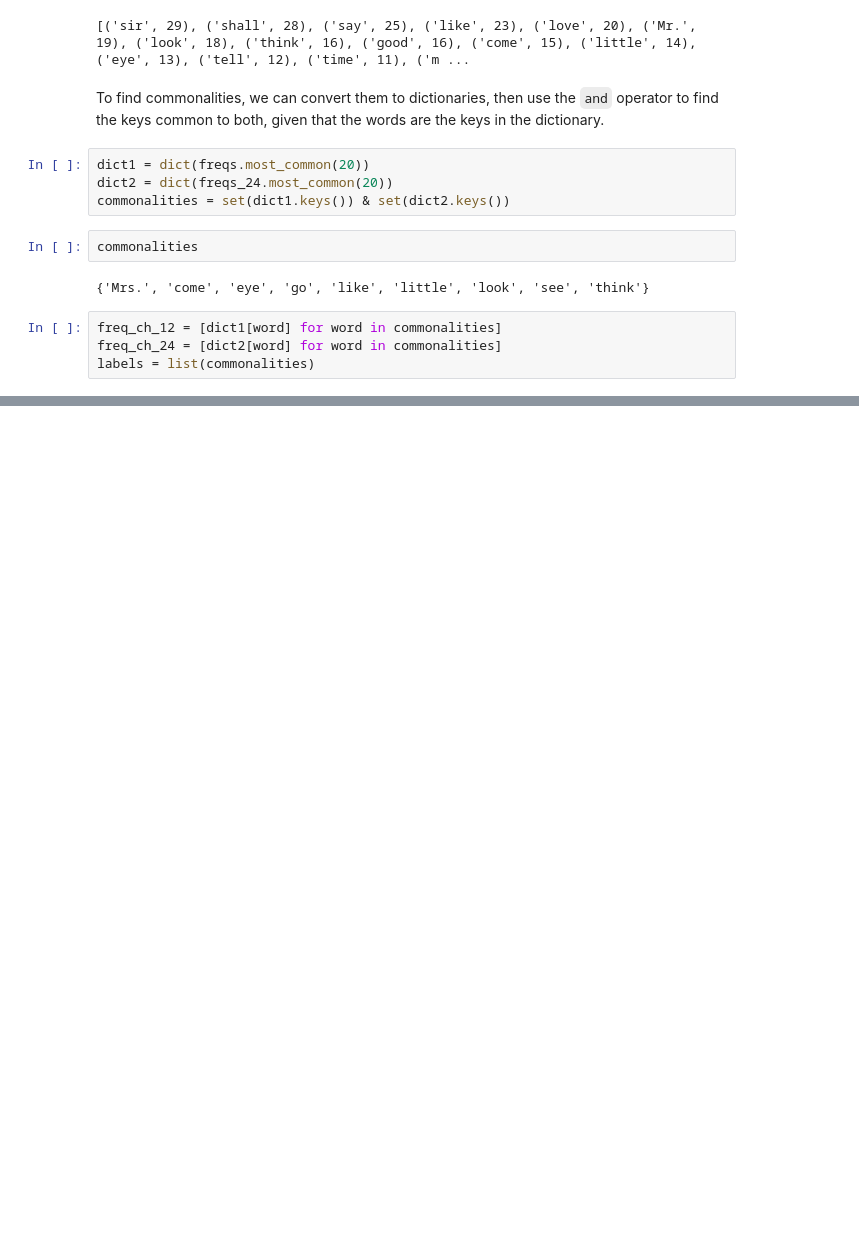
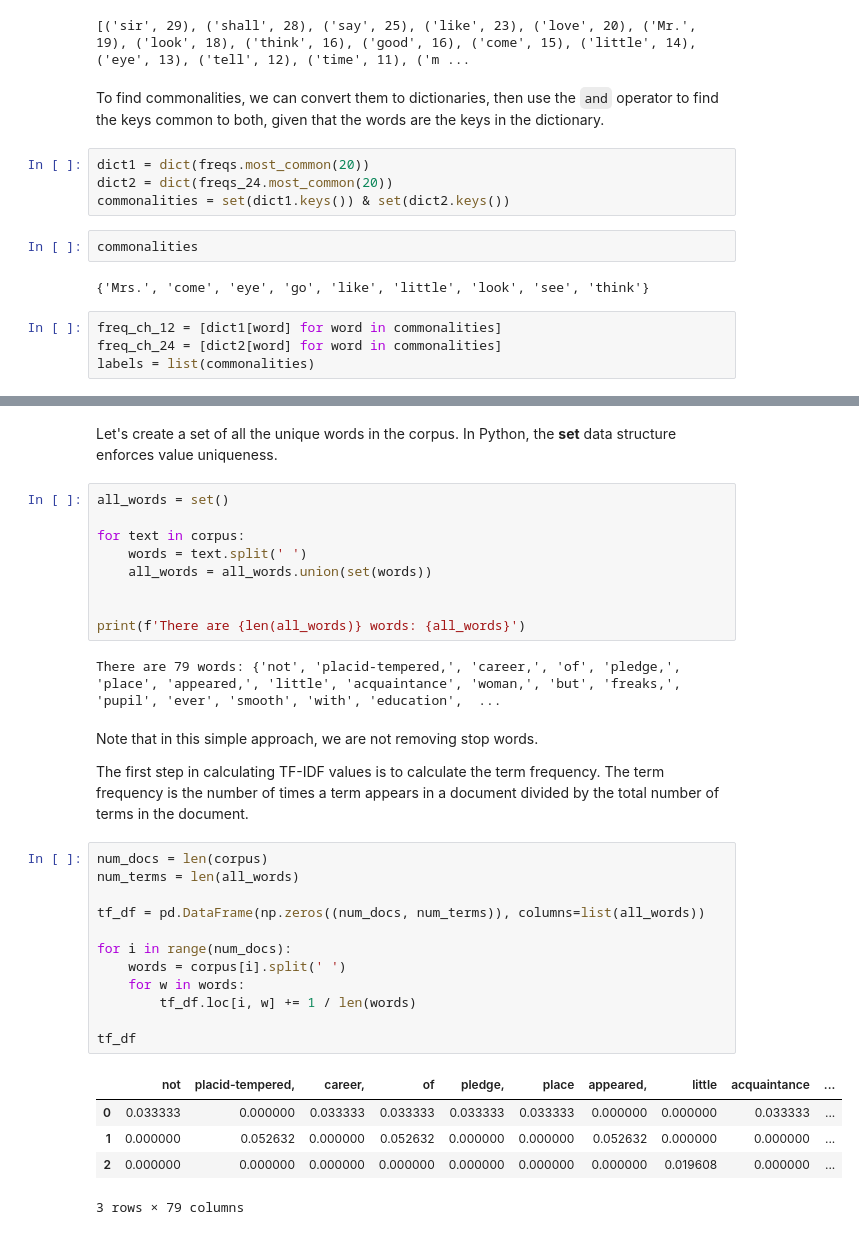
Before and after one commit to jruedas1/cedish-nlp-workshop, a Jupyter notebook: Python-workshop-3-nlp.ipynb, the cells around one changed output, grey strips where cells are left out. Drawn from its saved outputs; the diff is of its cells as text; blank space fills up the shorter version.

```diff
--- a/Python-workshop-3-nlp.ipynb
+++ b/Python-workshop-3-nlp.ipynb
@@ -727,0 +856,35 @@ plt.show()
+# %% [markdown]
+Let's create a set of all the unique words in the corpus. In Python, the **set** data structure enforces value uniqueness.
+# %%
+all_words = set()
+
+for text in corpus:
+    words = text.split(' ')
+    all_words = all_words.union(set(words))
+
+
+print(f'There are {len(all_words)} words: {all_words}')
+# %% [output]
+There are 79 words: {'not', 'placid-tempered,', 'career,', 'of', 'pledge,', 'place', 'appeared,', 'little', 'acquaintance', 'woman,', 'but', 'freaks,', 'pupil', 'ever', 'smooth', 'with', 'education',  ...
+# %% [markdown]
+Note that in this simple approach, we are not removing stop words.
+
+The first step in calculating TF-IDF values is to calculate the term frequency. The term frequency is the number of times a term appears in a document divided by the total number of terms in the document.
+# %%
+num_docs = len(corpus)
+num_terms = len(all_words)
+
+tf_df = pd.DataFrame(np.zeros((num_docs, num_terms)), columns=list(all_words))
+
+for i in range(num_docs):
+    words = corpus[i].split(' ')
+    for w in words:
+        tf_df.loc[i, w] += 1 / len(words)
+
+tf_df
+# %% [output]
+|  | not | placid-tempered, | career, | of | pledge, | place | appeared, | little | acquaintance | ... |
+| 0 | 0.033333 | 0.000000 | 0.033333 | 0.033333 | 0.033333 | 0.033333 | 0.000000 | 0.000000 | 0.033333 | ... |
+| 1 | 0.000000 | 0.052632 | 0.000000 | 0.052632 | 0.000000 | 0.000000 | 0.052632 | 0.000000 | 0.000000 | ... |
+| 2 | 0.000000 | 0.000000 | 0.000000 | 0.000000 | 0.000000 | 0.000000 | 0.000000 | 0.019608 | 0.000000 | ... |
+3 rows × 79 columns
```
Also changed, not shown: parts of 21 cells of this notebook.
